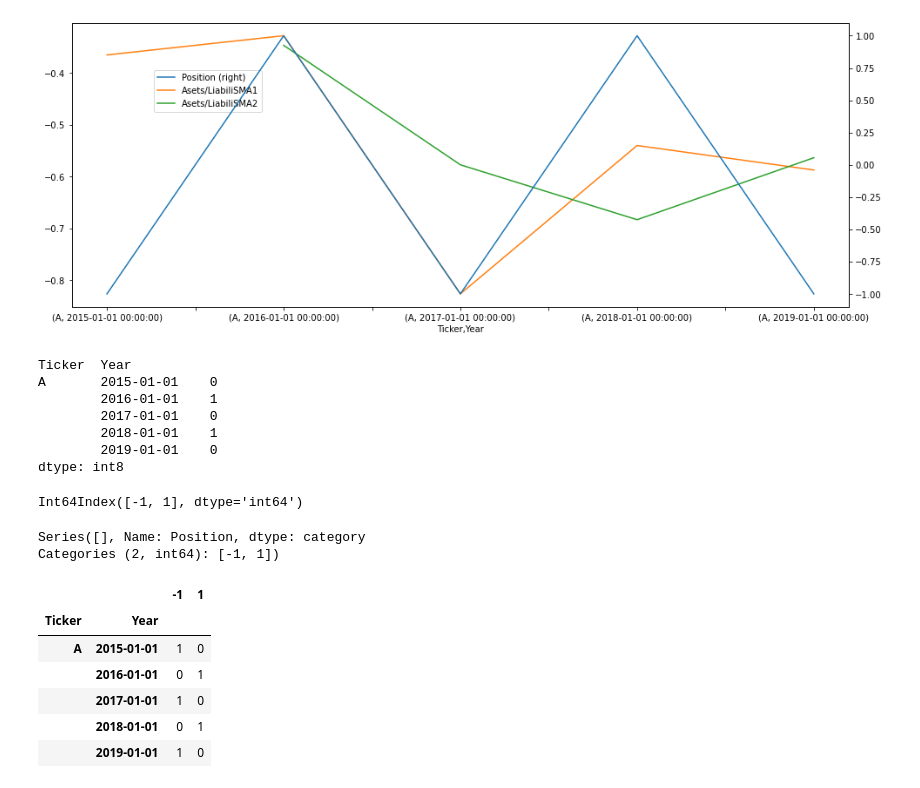
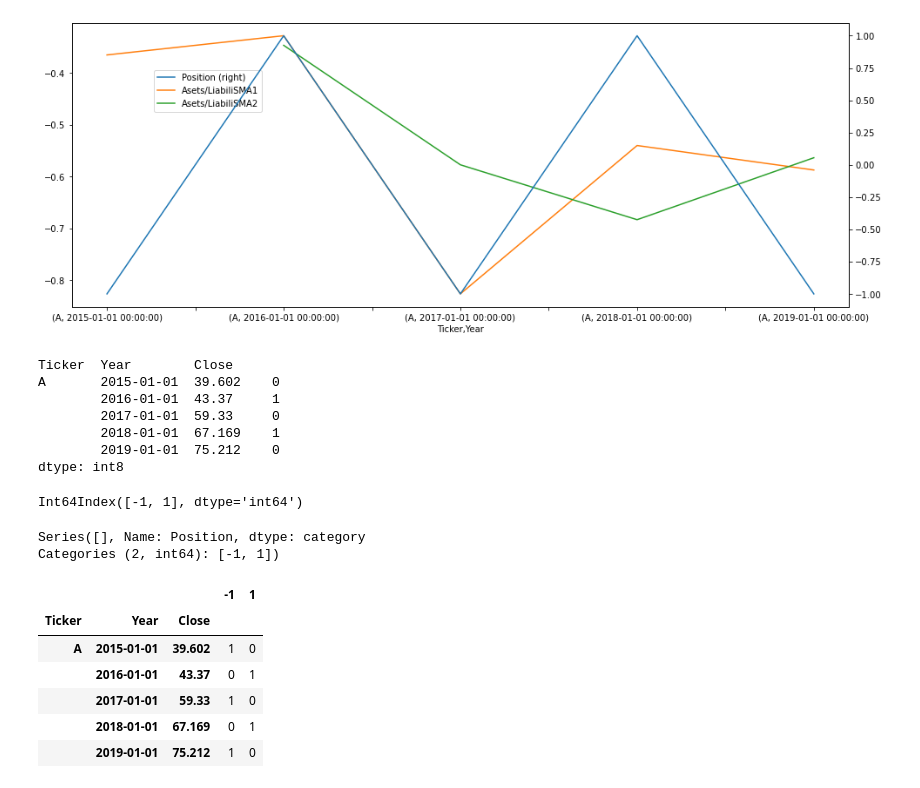
Before and after one commit to MuayThaiLegz/Py_DataAnalysis, a Jupyter notebook: chapter12_advanced_pandas.ipynb, the cells around one changed output. Drawn from its saved outputs; the diff is of its cells as text; code cells hidden in the pictures.

```diff
--- a/chapter12_advanced_pandas.ipynb
+++ b/chapter12_advanced_pandas.ipynb
@@ -372,41 +370,47 @@ Try using .loc[row_indexer,col_indexer] = value instead
 See the caveats in the documentation: https://pandas.pydata.org/pandas-docs/stable/user_guide/indexing.html#returning-a-view-versus-a-copy
   """Entry point for launching an IPython kernel.
 [figure]
+# %%
+cat_s = data_ser[['Close','Position']].astype('category')
+
+cat_s.reset_index(inplace=True)
+cat_s.set_index(['Ticker', 'Year', 'Close'], inplace=True)
+# %%
+cat_s = pd.Series(cat_s['Position'])
 # %%
-cat_s = cat_data['Position'].astype('category')
-
-
 # The special attribute cat provides acces to categotical methods
 
 display(cat_s.cat.codes)
 
 display(cat_s.cat.categories)
 
 cat_s3 = cat_s[cat_s.isin(['a', 'b'])]
 
 display(cat_s3)
 
 # Categorical methods for series in pandas pagges 378
 
 # When using ml tools, youll need to transform categorical data into dummy varrs also known as one hot encoding.
-series_data =  cat_data['Position']
+series_data =  cat_s
 
-display(pd.get_dummies(series_data))
+adv = pd.get_dummies(series_data)
+
+display(adv)
 # %% [output]
-Ticker  Year
-A       2015-01-01    0
-        2016-01-01    1
-        2017-01-01    0
-        2018-01-01    1
-        2019-01-01    0
+Ticker  Year        Close
+A       2015-01-01  39.602    0
+        2016-01-01  43.37     1
+        2017-01-01  59.33     0
+        2018-01-01  67.169    1
+        2019-01-01  75.212    0
 dtype: int8
 Int64Index([-1, 1], dtype='int64')
 Series([], Name: Position, dtype: category
 Categories (2, int64): [-1, 1])
-|  |  | -1 | 1 |
-| Ticker | Year |  |  |
-| A | 2015-01-01 | 1 | 0 |
-|  | 2016-01-01 | 0 | 1 |
-|  | 2017-01-01 | 1 | 0 |
-|  | 2018-01-01 | 0 | 1 |
-|  | 2019-01-01 | 1 | 0 |
+|  |  |  | -1 | 1 |
+| Ticker | Year | Close |  |  |
+| A | 2015-01-01 | 39.602 | 1 | 0 |
+|  | 2016-01-01 | 43.37 | 0 | 1 |
+|  | 2017-01-01 | 59.33 | 1 | 0 |
+|  | 2018-01-01 | 67.169 | 0 | 1 |
+|  | 2019-01-01 | 75.212 | 1 | 0 |
```
Also changed, not shown: parts of 6 cells of this notebook.
